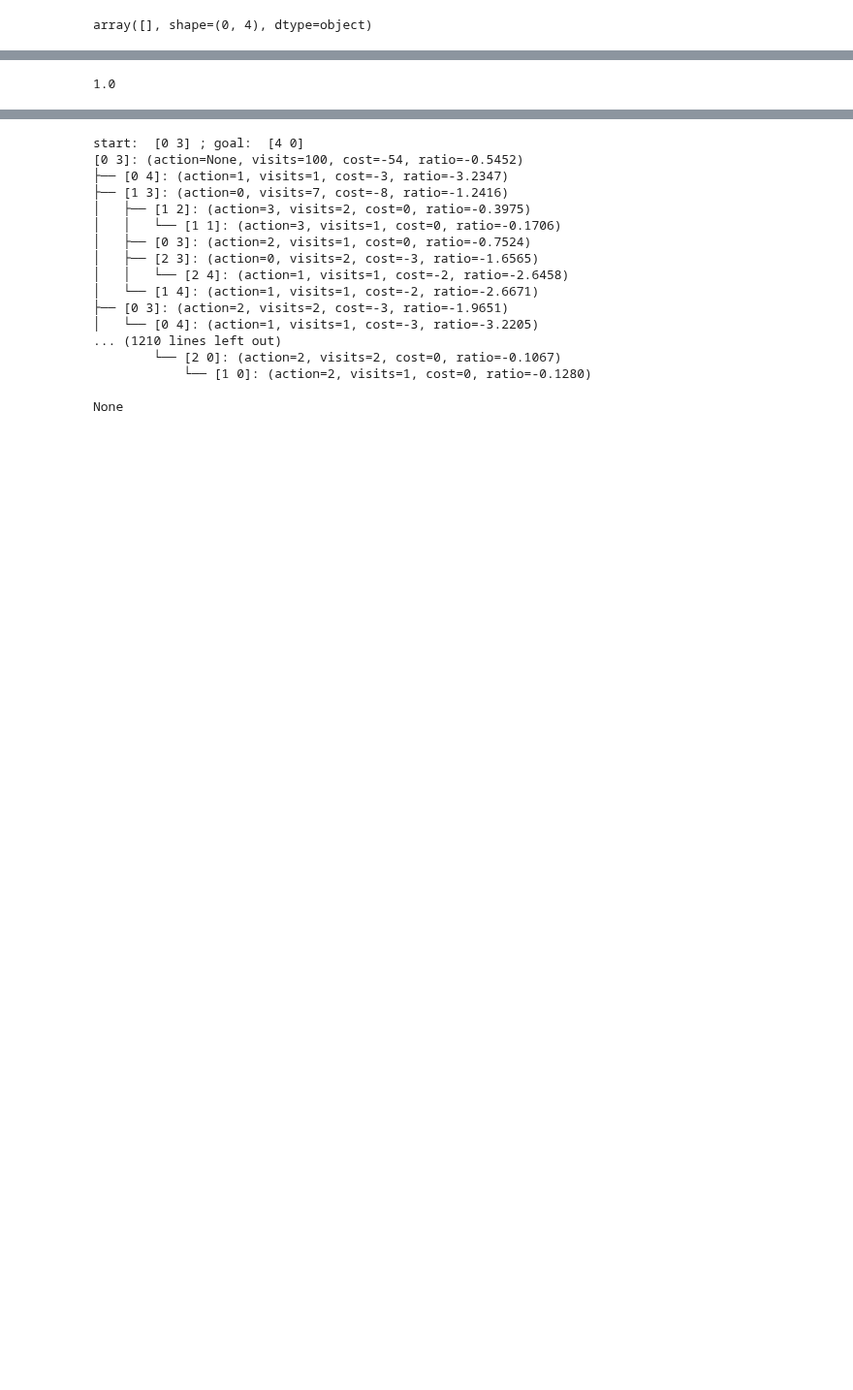
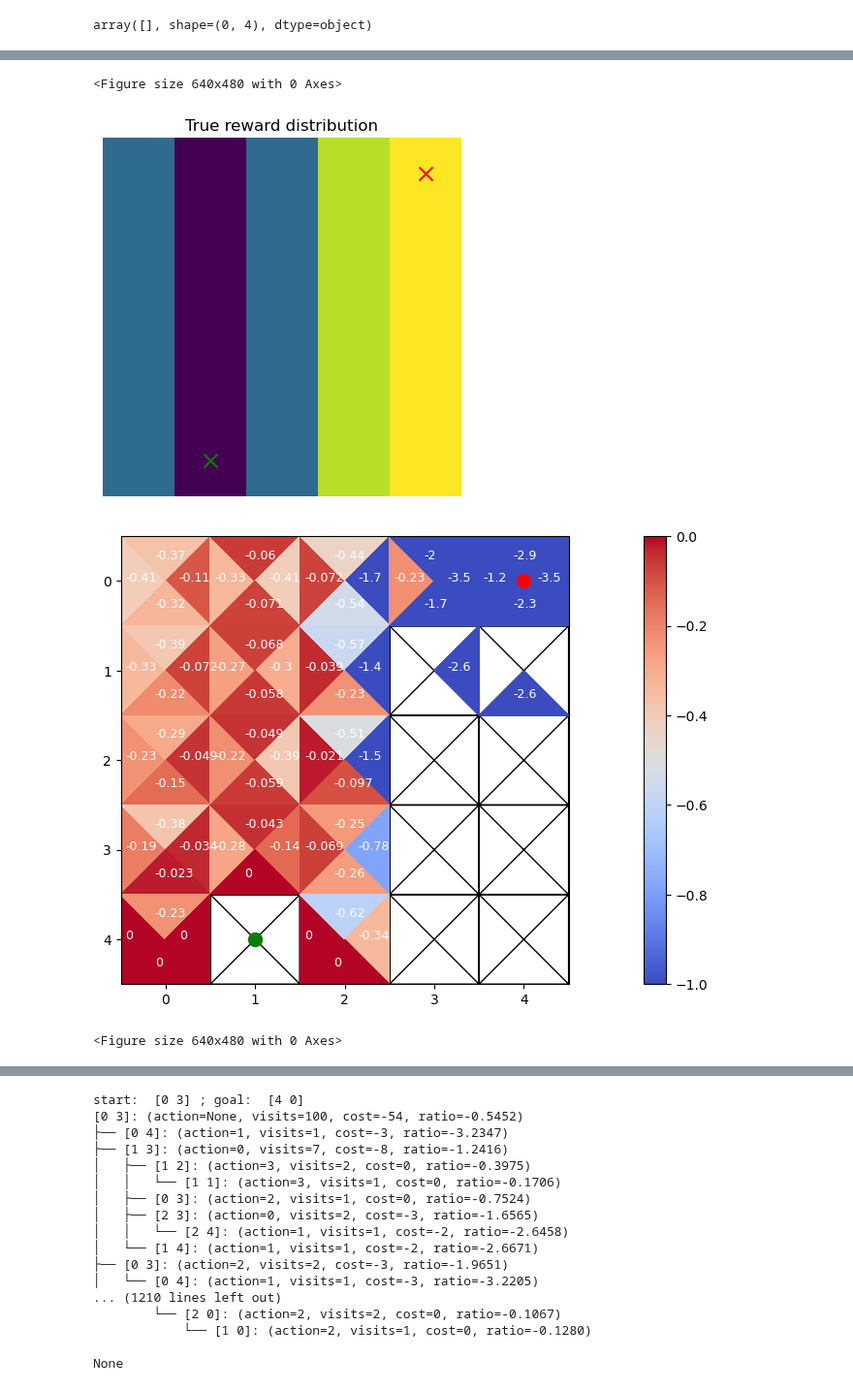
Before and after one commit to tgham/context_exploration, a Jupyter notebook: GP_worlds.ipynb, the cells around one changed output, grey strips where cells are left out. Shown at 97% size. Saved outputs shown, nothing was run; the diff lists cells and outputs as text; code cells hidden in the pictures; blank space fills up the shorter version.

```diff
--- a/GP_worlds.ipynb
+++ b/GP_worlds.ipynb
@@ -1142,12 +1169,26 @@ start:  [1 4] ; goal:  [3 1]
 # %%
 from collections import deque
 
-tree_q = np.zeros((N, N, 4)) + np.nan
+
+## average over all nodes in the tree
+tree_q = np.zeros((N, N, 4))
+tree_q_counts = np.zeros((N, N, 4))
 queue = deque([tree.root])
-
 while queue:
     node = queue.popleft()
     for child in tree.children(node):
-        tree_q[node.state[0], node.state[1], child.action] = child.performance
+        tree_q[node.state[0], node.state[1], child.action] += child.performance
+        tree_q_counts[node.state[0], node.state[1], child.action] += 1
         queue.append(child)
-tree_q[:,:,0], tree_q[:,:,2] = tree_q[:,:,2], tree_q[:,:,0].copy()
+tree_q /= tree_q_counts
+
+## or just standard saving??
+# tree_q = np.zeros((N, N, 4)) + np.nan
+# tree_q_counts = np.zeros((N, N, 4))
+# queue = deque([tree.root])
+# while queue:
+#     node = queue.popleft()
+#     for child in tree.children(node):
+#         tree_q[node.state[0], node.state[1], child.action] = child.performance
+#         tree_q_counts[node.state[0], node.state[1], child.action] += 1
+#         queue.append(child)
@@ -1243,6 +1195,13 @@ plt.scatter(info['target'][1]+0.5, info['target'][0]+0.5, c = 'g', s = 100, mark
-# %%
-tree_q[2,3,:]
-env.costs.max()
-THE PROBLEM IS THAT SOME STATES HAVE 0 COST!!!!!!!
-# %% [output]
-1.0
+# %%
+plot_r(env.costs, ax = plt.subplot(), title = 'True reward distribution')
+plt.scatter(info['agent'][1]+0.5, info['agent'][0]+0.5, c = 'r', s = 100, marker = 'x')
+plt.scatter(info['target'][1]+0.5, info['target'][0]+0.5, c = 'g', s = 100, marker = 'x')
+p = plot_action_tree(tree_q, info['agent'], info['target'])
+# p.set_title(['start: ', info['agent'],', goal:', info['target']])
+plt.figure()
+## plot start and goal
+# %% [output]
+<Figure size 640x480 with 0 Axes>
+[figure, added]
+[figure, added]
+<Figure size 640x480 with 0 Axes>
```
Also changed, not shown: parts of 12 cells of this notebook.
